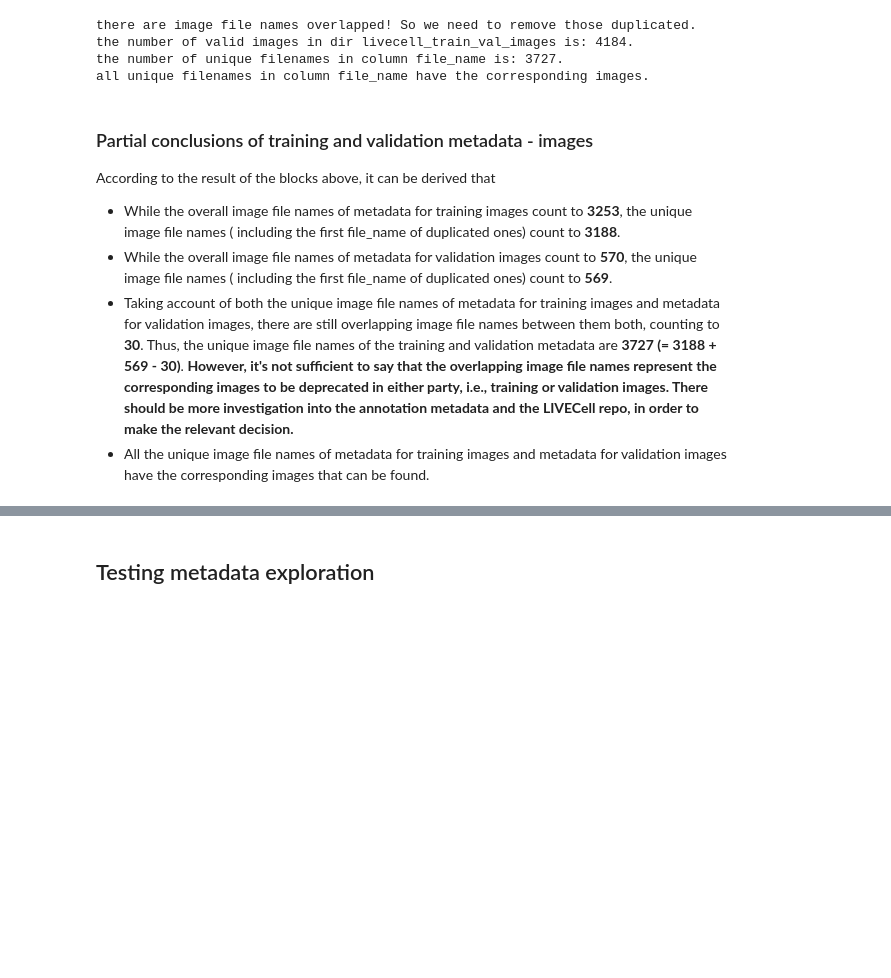
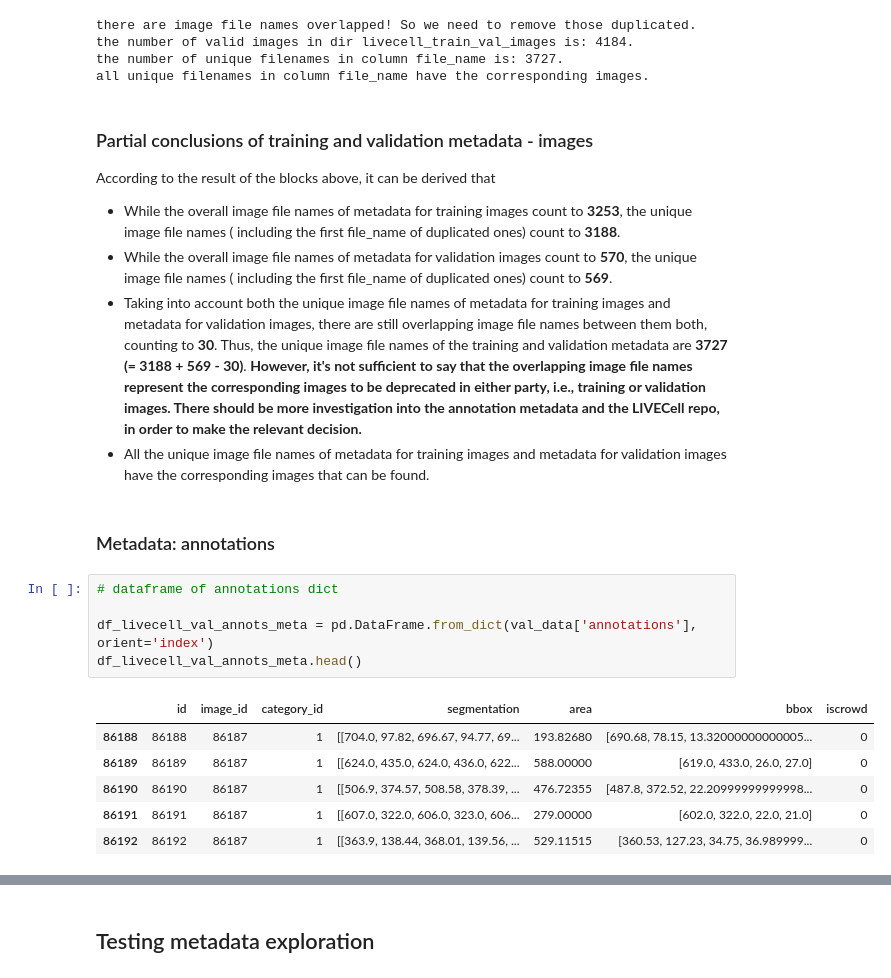
Before and after one commit to lenardxu/rkx_cell_is, a Jupyter notebook: analytics/data_exploration_LIVECell.ipynb, the cells around one changed output, grey strips where cells are left out. Cells and saved outputs as stored; diff of their text form; blank space fills up the shorter version.

Commit message:
Update the notebook data_exploration_LIVECell.ipynb and add a new notebook data_exploration_LIVECell_2.ipynb

```diff
--- a/analytics/data_exploration_LIVECell.ipynb
+++ b/analytics/data_exploration_LIVECell.ipynb
@@ -411,7 +450,7 @@ According to the result of the blocks above, it can be derived that
 including the first file_name of duplicated ones) count to **3188**.
 - While the overall image file names of metadata for validation images count to **570**, the unique image file names (
 including the first file_name of duplicated ones) count to **569**.
-- Taking account of both the unique image file names of metadata for training images and metadata for validation images,
+- Taking into account both the unique image file names of metadata for training images and metadata for validation images,
 there are still overlapping image file names between them both, counting to **30**. Thus, the unique image file names of
 the training and validation metadata are **3727 (= 3188 + 569 - 30)**. **However, it's not sufficient to say that the
 overlapping image file names represent the corresponding images to be deprecated in either party, i.e., training or
@@ -419,3 +458,17 @@ validation images. There should be more investigation into the annotation metada
 make the relevant decision.**
 - All the unique image file names of metadata for training images and metadata for validation images have the corresponding
 images that can be found.
+# %% [markdown]
+### Metadata: annotations
+# %%
+# dataframe of annotations dict
+
+df_livecell_val_annots_meta = pd.DataFrame.from_dict(val_data['annotations'], orient='index')
+df_livecell_val_annots_meta.head()
+# %% [output]
+|  | id | image_id | category_id | segmentation | area | bbox | iscrowd |
+| 86188 | 86188 | 86187 | 1 | [[704.0, 97.82, 696.67, 94.77, 69... | 193.82680 | [690.68, 78.15, 13.32000000000005... | 0 |
+| 86189 | 86189 | 86187 | 1 | [[624.0, 435.0, 624.0, 436.0, 622... | 588.00000 | [619.0, 433.0, 26.0, 27.0] | 0 |
+| 86190 | 86190 | 86187 | 1 | [[506.9, 374.57, 508.58, 378.39, ... | 476.72355 | [487.8, 372.52, 22.20999999999998... | 0 |
+| 86191 | 86191 | 86187 | 1 | [[607.0, 322.0, 606.0, 323.0, 606... | 279.00000 | [602.0, 322.0, 22.0, 21.0] | 0 |
+| 86192 | 86192 | 86187 | 1 | [[363.9, 138.44, 368.01, 139.56, ... | 529.11515 | [360.53, 127.23, 34.75, 36.989999... | 0 |
```
Also changed, not shown: parts of 20 cells of this notebook, 1 other file.
